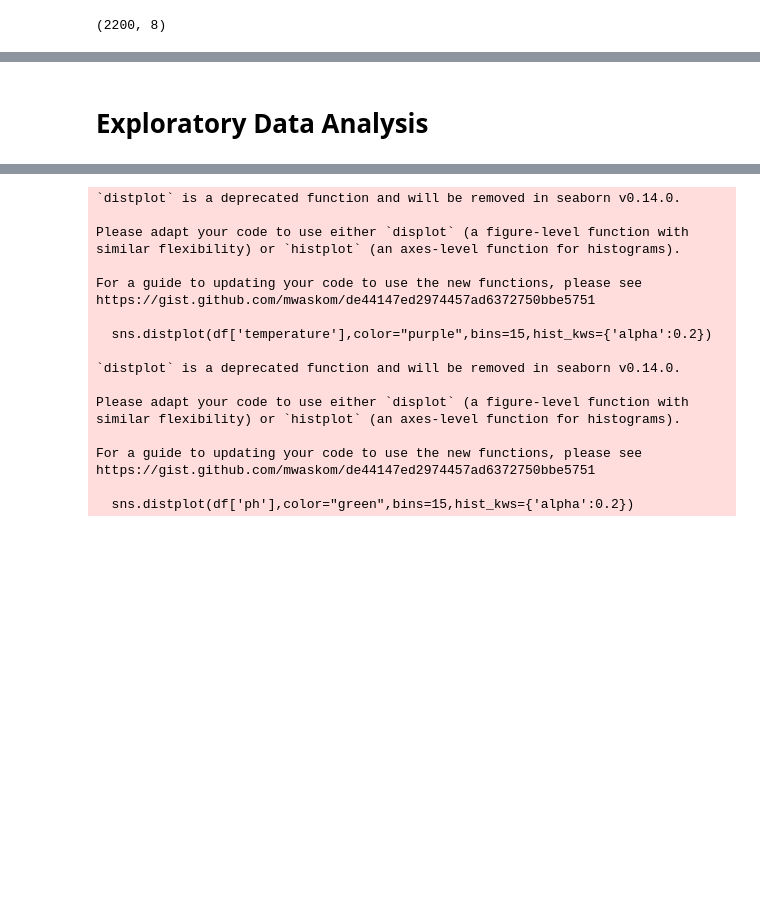
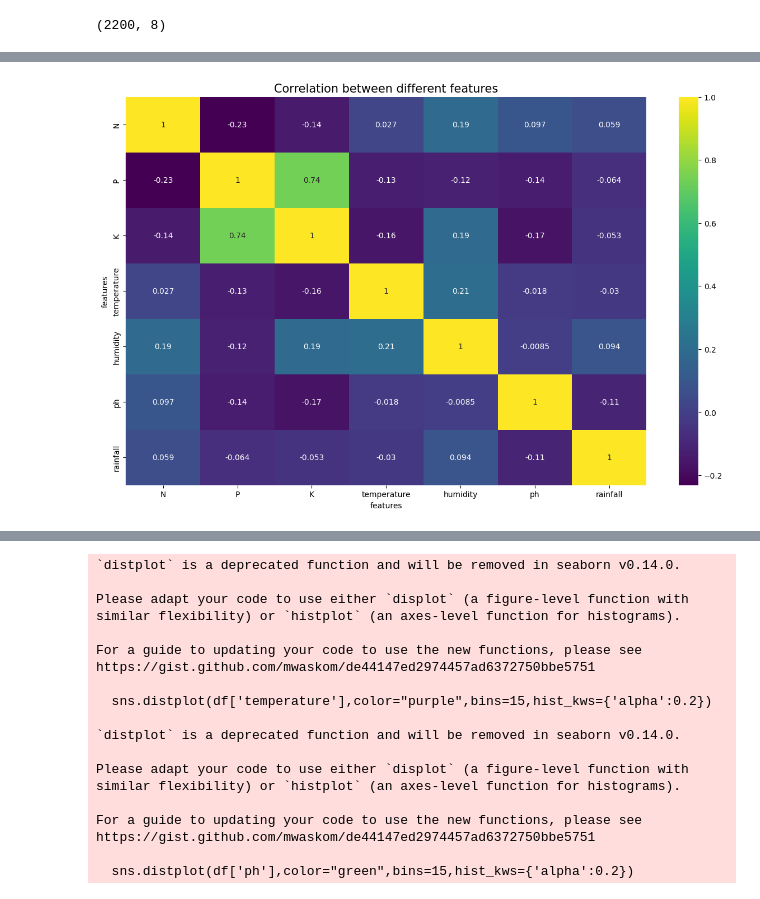
Before and after one commit to owayamaani/smart-soil, a Jupyter notebook: soill.ipynb, the cells around one changed output, grey strips where cells are left out. Drawn from its saved outputs; the diff is of its cells as text; code cells hidden in the pictures; blank space fills up the shorter version.

```diff
--- a/soill.ipynb
+++ b/soill.ipynb
@@ -105,5 +134,3 @@ kidneybeans    100
 chickpea       100
 coffee         100
 Name: label, dtype: int64
-# %% [markdown]
-# Exploratory Data Analysis
@@ -114,0 +137,11 @@ sns.heatmap(corr , ax=ax ,   cmap="rocket_r")
+# %%
+#checking for correlation
+fig, ax = plt.subplots(1, 1, figsize=(15, 9))
+sns.heatmap(df.corr(), annot=True,cmap='viridis')
+ax.set(xlabel='features')
+ax.set(ylabel='features')
+
+plt.title('Correlation between different features', fontsize = 15, c='black')
+plt.show()
+# %% [output]
+[figure, added]
```
Also changed, not shown: parts of 14 cells of this notebook.
